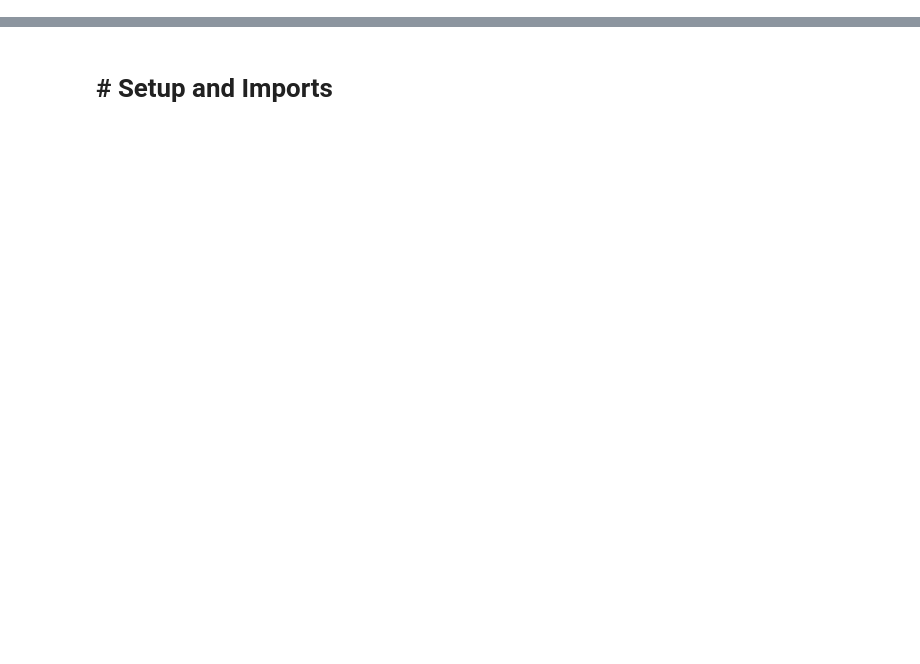
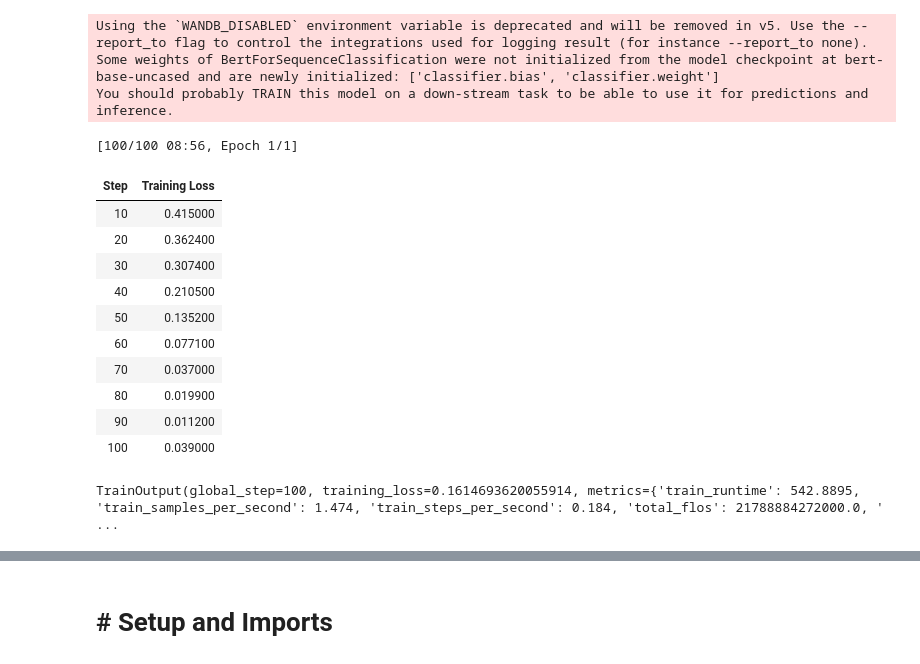
Before and after one commit to RangineniSaiPrasanna/NullClass_DataScience_Tasks, a Jupyter notebook: Task1/model_training1.ipynb, the cells around one changed output, grey strips where cells are left out. Cells and saved outputs as stored; diff of their text form; code cells hidden in the pictures; blank space fills up the shorter version.

```diff
--- a/Task1/model_training1.ipynb
+++ b/Task1/model_training1.ipynb
@@ -2,0 +6,13 @@
+# %%
+import pandas as pd
+import torch
+from sklearn.model_selection import train_test_split
+from transformers import BertTokenizer, BertForSequenceClassification
+from transformers import Trainer, TrainingArguments
+from sklearn.metrics import confusion_matrix, classification_report
+
+# Load the dataset
+#import pandas as pd
+
+df = pd.read_csv('/home/rgukt/TASK1/IMDB Dataset.csv',on_bad_lines='skip',quoting=3)
+df = df.sample(n=1000, random_state=42)
@@ -2,0 +127,67 @@
+# %%
+from sklearn.utils.class_weight import compute_class_weight
+import numpy as np
+
+# Compute weights
+class_weights = compute_class_weight(class_weight='balanced',
+                                     classes=np.unique(y_train),
+                                     y=y_train)
+
+# Convert to tensor
+weights = torch.tensor(class_weights, dtype=torch.float)
+
+# Pass these weights to Trainer
+from transformers import TrainingArguments, Trainer
+
+training_args = TrainingArguments(
+   output_dir='./results',  # Output directory
+    num_train_epochs=1,  # Number of training epochs
+    per_device_train_batch_size=8,  # Batch size for training
+    per_device_eval_batch_size=8,  # Batch size for evaluation
+    warmup_steps=500,  # Number of warmup steps for learning rate scheduler
+    weight_decay=0.01,  # Strength of weight decay
+    logging_dir='./logs',  # Directory for storing logs
+    logging_steps=10,  # Log every 10 steps
+)
+# Wrap model with weights
+from transformers import BertForSequenceClassification
+model = BertForSequenceClassification.from_pretrained("bert-base-uncased", num_labels=2)
+
+# Redefine trainer with weights
+trainer = Trainer(
+    model=model,
+    args=training_args,
+    train_dataset=train_dataset,
+    eval_dataset=val_dataset,
+    tokenizer=tokenizer,
+    #compute_metrics=your_metrics_function,
+    # Set loss weights
+    data_collator=lambda data: {'input_ids': torch.stack([f['input_ids'] for f in data]),
+                                'attention_mask': torch.stack([f['attention_mask'] for f in data]),
+                                'labels': torch.tensor([f['labels'] for f in data])}
+)
+# %% [output]
+Using the `WANDB_DISABLED` environment variable is deprecated and will be removed in v5. Use the --report_to flag to control the integrations used for logging result (for instance --report_to none).
+Some weights of BertForSequenceClassification were not initialized from the model checkpoint at bert-base-uncased and are newly initialized: ['classifier.bias', 'classifier.weight']
+You should probably TRAIN this model on a down-stream task to be able to use it for predictions and inference.
+# %%
+#retraining the model
+# Train the model again on the balanced dataset
+train_dataset = IMDBDataset({'input_ids': X_train, 'attention_mask': train_attention_mask}, y_train)
+val_dataset = IMDBDataset({'input_ids': X_val, 'attention_mask': val_attention_mask}, y_val)
+
+trainer.train()  # Re-train the model with the balanced dataset
+# %% [output]
+[100/100 08:56, Epoch 1/1]
+| Step | Training Loss |
+| 10 | 0.415000 |
+| 20 | 0.362400 |
+| 30 | 0.307400 |
+| 40 | 0.210500 |
+| 50 | 0.135200 |
+| 60 | 0.077100 |
+| 70 | 0.037000 |
+| 80 | 0.019900 |
+| 90 | 0.011200 |
+| 100 | 0.039000 |
+TrainOutput(global_step=100, training_loss=0.1614693620055914, metrics={'train_runtime': 542.8895, 'train_samples_per_second': 1.474, 'train_steps_per_second': 0.184, 'total_flos': 21788884272000.0, ' ...
```
Also changed, not shown: parts of 39 cells of this notebook.
